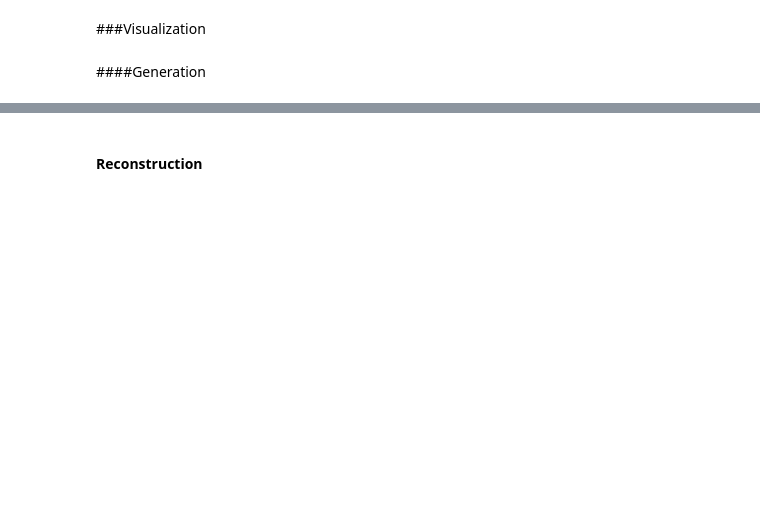
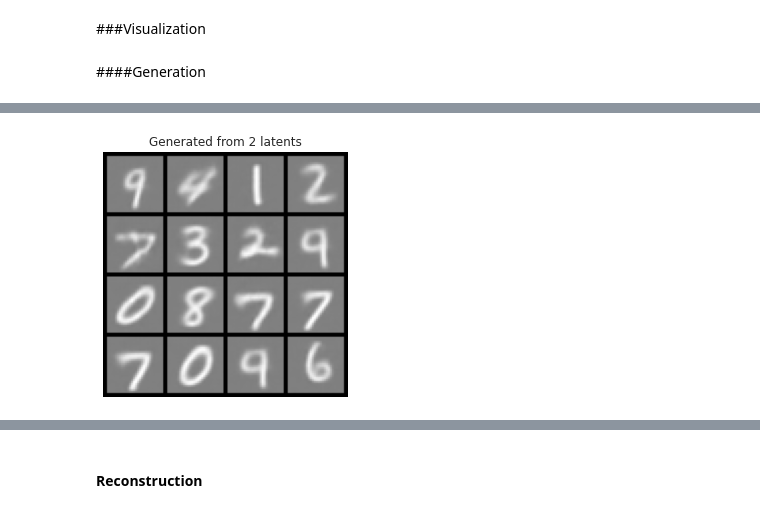
Before and after one commit to intsystems/BMM, a Jupyter notebook: lab2/BarabanshchikovaTask2.ipynb, the cells around one changed output, grey strips where cells are left out. Drawn from its saved outputs; the diff is of its cells as text; code cells hidden in the pictures; blank space fills up the shorter version.

```diff
--- a/lab2/BarabanshchikovaTask2.ipynb
+++ b/lab2/BarabanshchikovaTask2.ipynb
@@ -434,4 +432,5 @@ plt.show()
 # %%
+rng=jax.random.PRNGKey(1)
 z = jax.random.normal(rng, (16, 2)) #random noise
 imgs = trainer.model_bd.decoder(z)
 
@@ -449 +447,2 @@ plt.show()
+[figure, added]
 # %%
```
Also changed, not shown: parts of 32 cells of this notebook.
